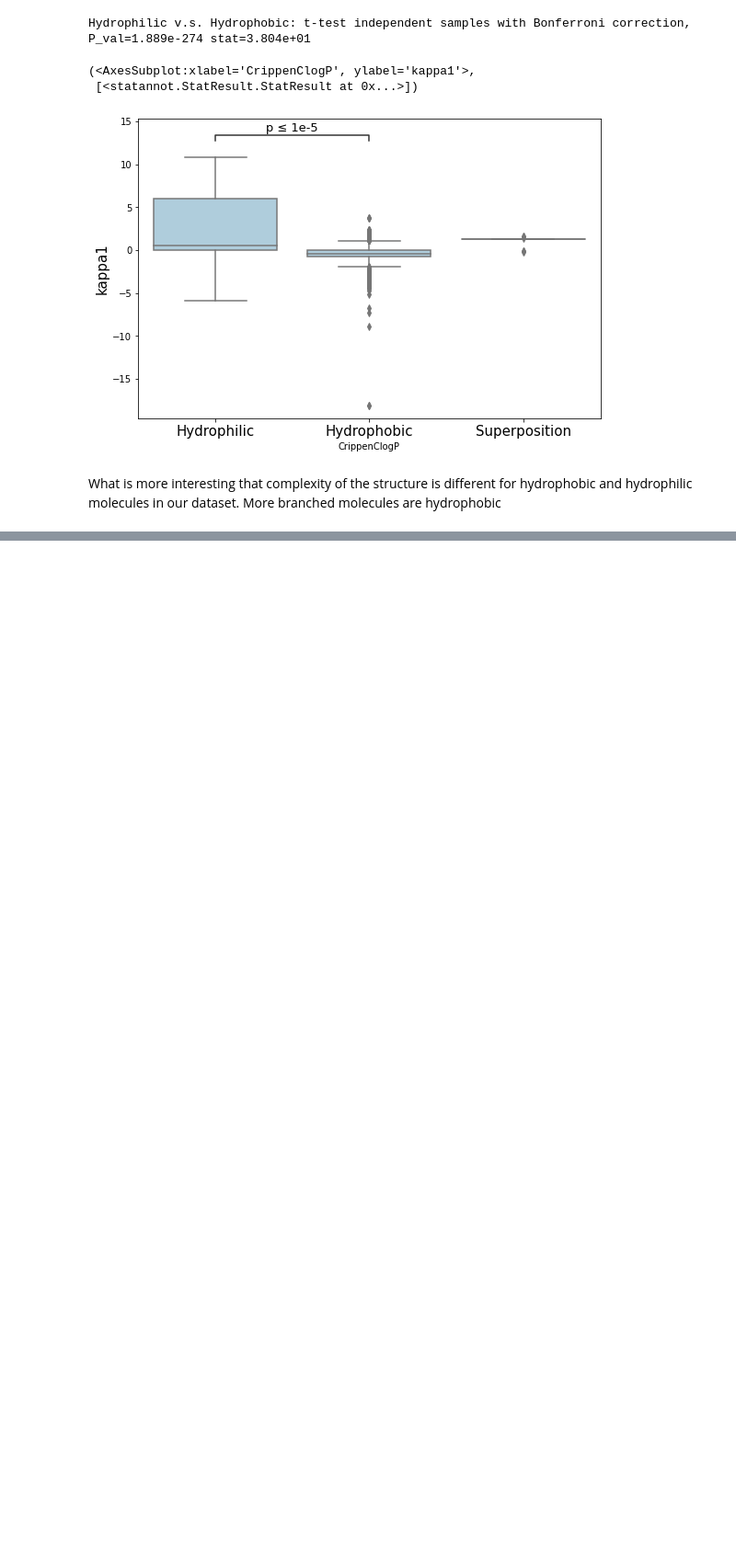
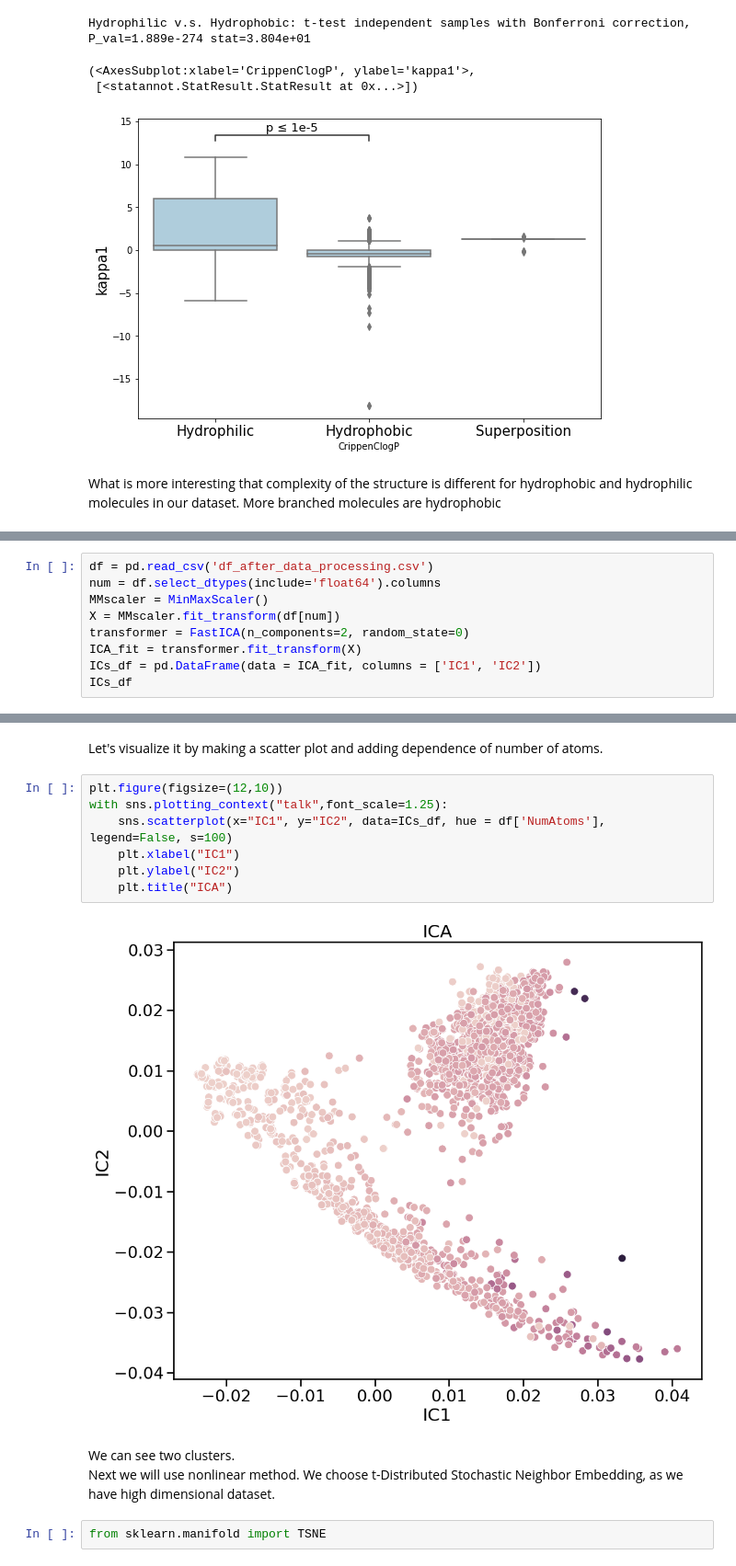
Before and after one commit to wwapper/ML_course, a Jupyter notebook: HW2.ipynb, the cells around one changed output, grey strips where cells are left out. Shown at 92% size. Cells and saved outputs as stored; diff of their text form; blank space fills up the shorter version.

```diff
--- a/HW2.ipynb
+++ b/HW2.ipynb
@@ -230,0 +344,9 @@ More branched molecules are hydrophobic
+# %%
+df = pd.read_csv('df_after_data_processing.csv')
+num = df.select_dtypes(include='float64').columns
+MMscaler = MinMaxScaler()
+X = MMscaler.fit_transform(df[num])
+transformer = FastICA(n_components=2, random_state=0)
+ICA_fit = transformer.fit_transform(X)
+ICs_df = pd.DataFrame(data = ICA_fit, columns = ['IC1', 'IC2'])
+ICs_df
@@ -230,0 +367,16 @@ More branched molecules are hydrophobic
+# %% [markdown]
+Let's visualize it by making a scatter plot and adding dependence of number of atoms.
+# %%
+plt.figure(figsize=(12,10))
+with sns.plotting_context("talk",font_scale=1.25):
+    sns.scatterplot(x="IC1", y="IC2", data=ICs_df, hue = df['NumAtoms'], legend=False, s=100)
+    plt.xlabel("IC1")
+    plt.ylabel("IC2")
+    plt.title("ICA")
+# %% [output]
+[figure, added]
+# %% [markdown]
+We can see two clusters.<br>
+Next we will use nonlinear method. We choose t-Distributed Stochastic Neighbor Embedding, as we have high dimensional dataset.
+# %%
+from sklearn.manifold import TSNE
```
Also changed, not shown: parts of 21 cells of this notebook.
